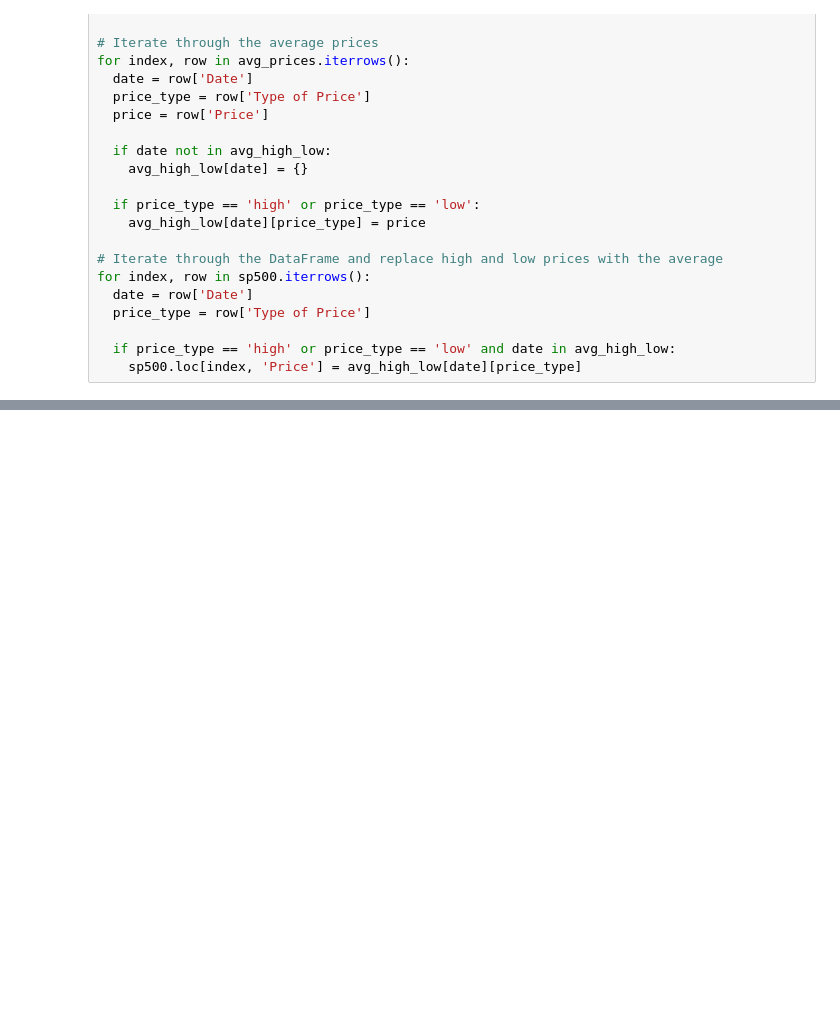
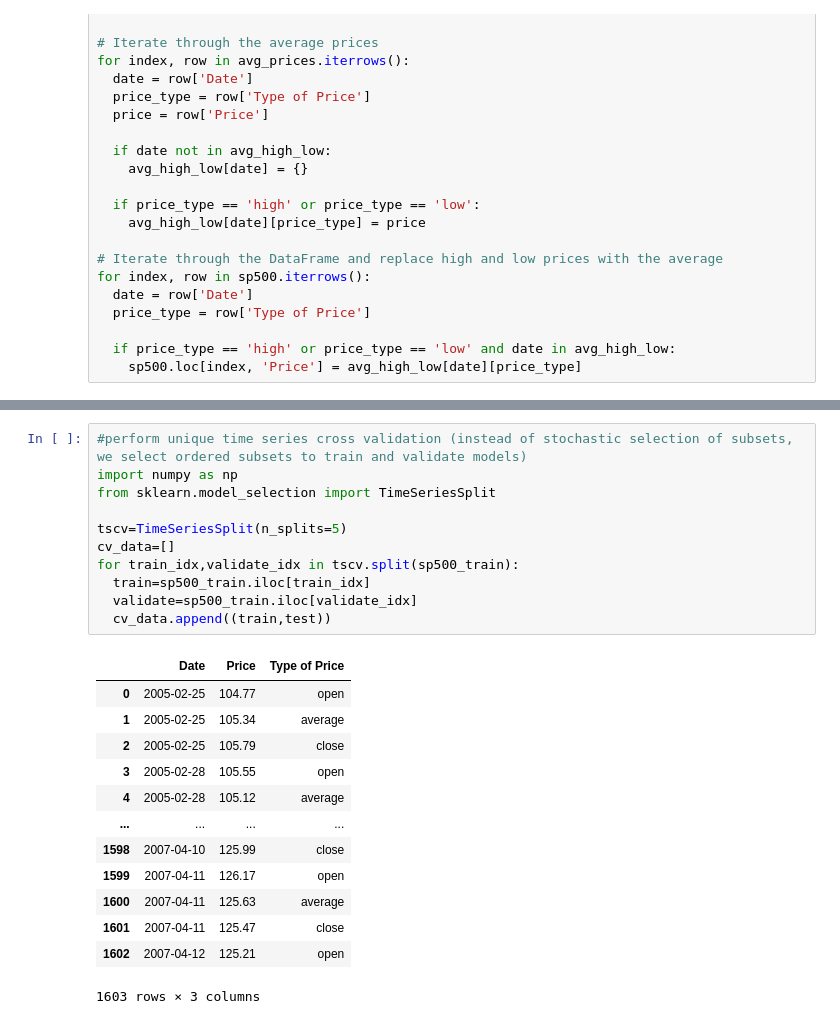
Before and after one commit to AdamChoong0095/NUS-Stock-Data, a Jupyter notebook: Stock_price_prediction.ipynb, the cells around one changed output, grey strips where cells are left out. Cells and saved outputs as stored; diff of their text form; blank space fills up the shorter version.

Commit message:
beginning time series cross validation

```diff
--- a/Stock_price_prediction.ipynb
+++ b/Stock_price_prediction.ipynb
@@ -90,0 +123,25 @@ sp500
+# %%
+#perform unique time series cross validation (instead of stochastic selection of subsets, we select ordered subsets to train and validate models)
+import numpy as np
+from sklearn.model_selection import TimeSeriesSplit
+
+tscv=TimeSeriesSplit(n_splits=5)
+cv_data=[]
+for train_idx,validate_idx in tscv.split(sp500_train):
+  train=sp500_train.iloc[train_idx]
+  validate=sp500_train.iloc[validate_idx]
+  cv_data.append((train,test))
+# %% [output]
+|  | Date | Price | Type of Price |
+| 0 | 2005-02-25 | 104.77 | open |
+| 1 | 2005-02-25 | 105.34 | average |
+| 2 | 2005-02-25 | 105.79 | close |
+| 3 | 2005-02-28 | 105.55 | open |
+| 4 | 2005-02-28 | 105.12 | average |
+| ... | ... | ... | ... |
+| 1598 | 2007-04-10 | 125.99 | close |
+| 1599 | 2007-04-11 | 126.17 | open |
+| 1600 | 2007-04-11 | 125.63 | average |
+| 1601 | 2007-04-11 | 125.47 | close |
+| 1602 | 2007-04-12 | 125.21 | open |
+1603 rows × 3 columns
```
Also changed, not shown: parts of 8 cells of this notebook.
